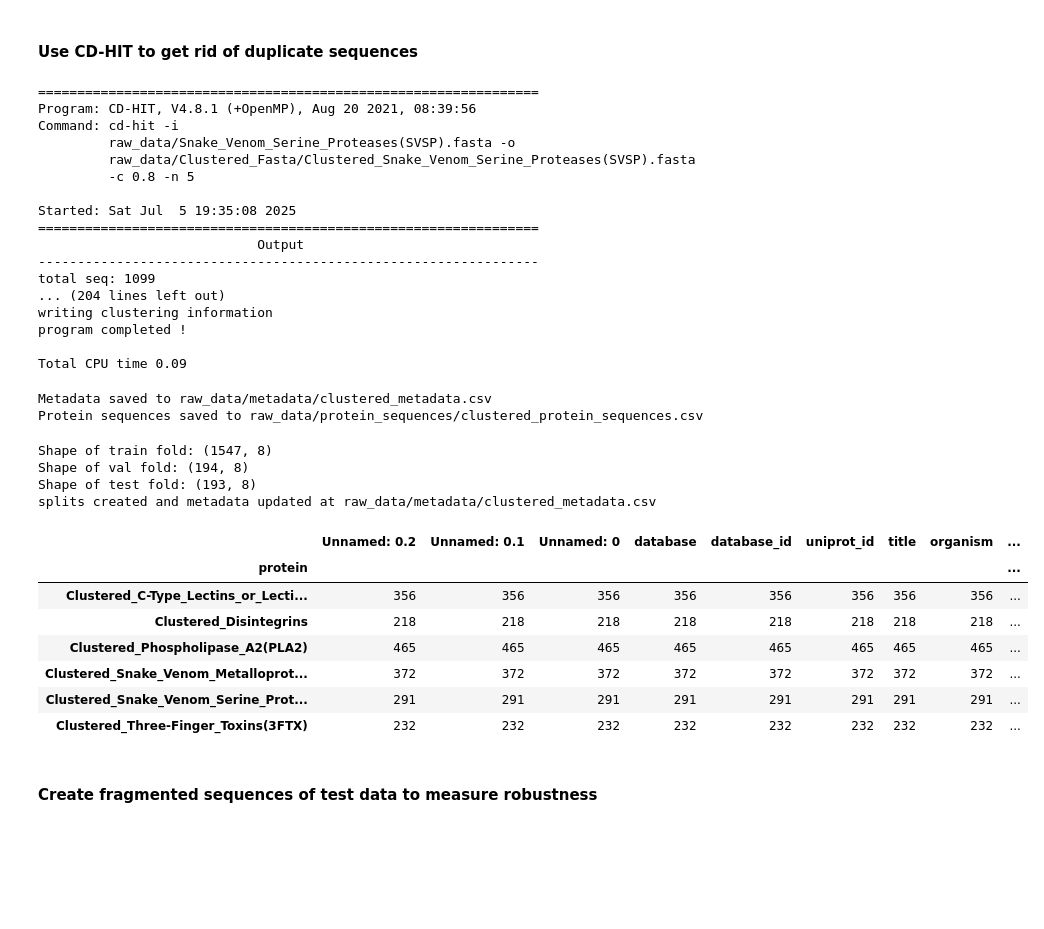
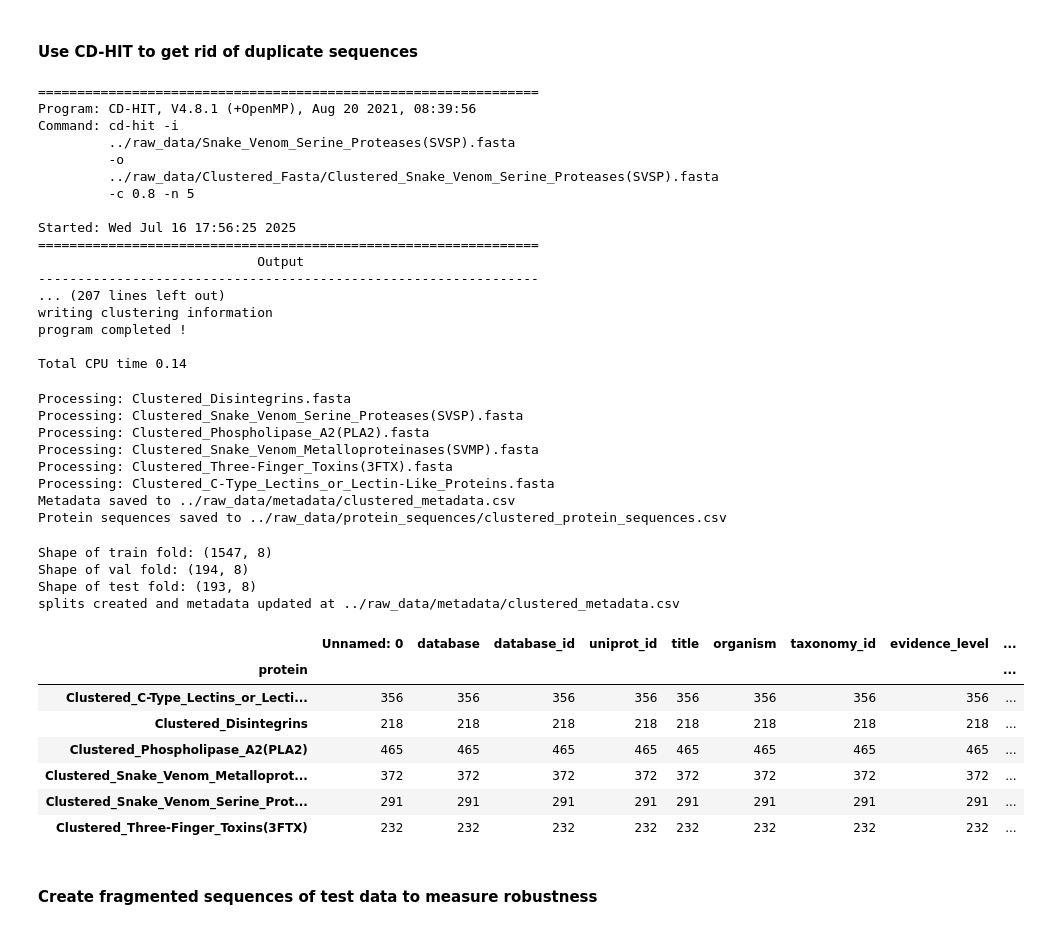
Before and after one commit to lukedrichard/Snake_Venom_Project, a Jupyter notebook: Notebooks/Dataset_Creation.ipynb, the cells around one changed output. Saved outputs shown, nothing was run; the diff lists cells and outputs as text; code cells hidden in the pictures; blank space fills up the shorter version.

```diff
--- a/Notebooks/Dataset_Creation.ipynb
+++ b/Notebooks/Dataset_Creation.ipynb
@@ -284,8 +301,6 @@ print(label_to_index)
 # %% [markdown]
 #### Use CD-HIT to get rid of duplicate sequences
 # %%
-import subprocess
-
 def run_cd_hit(input_fasta, output_fasta, identity=0.8):
     subprocess.run([
         "cd-hit",
@@ -296,55 +311,63 @@ def run_cd_hit(input_fasta, output_fasta, identity=0.8):
     ])
 
 
-directory = "raw_data"
+directory = "../raw_data" #directory to find .fasta files
+output_dir = '../raw_data/Clustered_Fasta' #where the clustered .fasta files will be stored
+os.makedirs(output_dir, exist_ok=True)
 
 for filename in os.listdir(directory):
     if filename.endswith(".fasta"):
-        input = f"raw_data/" + filename
-        output = f"raw_data/Clustered_Fasta/Clustered_" + filename
+        input = f"../raw_data/" + filename
+        output = f"../raw_data/Clustered_Fasta/Clustered_" + filename
 
         run_cd_hit(input, output)
 # %% [output]
 ================================================================
 Program: CD-HIT, V4.8.1 (+OpenMP), Aug 20 2021, 08:39:56
 Command: cd-hit -i
-         raw_data/Snake_Venom_Serine_Proteases(SVSP).fasta -o
-         raw_data/Clustered_Fasta/Clustered_Snake_Venom_Serine_Proteases(SVSP).fasta
+         ../raw_data/Snake_Venom_Serine_Proteases(SVSP).fasta
+         -o
+         ../raw_data/Clustered_Fasta/Clustered_Snake_Venom_Serine_Proteases(SVSP).fasta
          -c 0.8 -n 5
 
-Started: Sat Jul  5 19:35:08 2025
+Started: Wed Jul 16 17:56:25 2025
 ================================================================
                             Output
 ----------------------------------------------------------------
-total seq: 1099
-... (204 lines left out)
+... (207 lines left out)
 writing clustering information
 program completed !
 
-Total CPU time 0.09
+Total CPU time 0.14
 # %%
 #make new csvs for clustered data
-fasta_to_df("raw_data/Clustered_Fasta/",
-            "raw_data/metadata/clustered_metadata.csv",
-            "raw_data/protein_sequences/clustered_protein_sequences.csv")
+fasta_to_df("../raw_data/Clustered_Fasta/",
+            "../raw_data/metadata/clustered_metadata.csv",
+            "../raw_data/protein_sequences/clustered_protein_sequences.csv")
 # %% [output]
-Metadata saved to raw_data/metadata/clustered_metadata.csv
-Protein sequences saved to raw_data/protein_sequences/clustered_protein_sequences.csv
+Processing: Clustered_Disintegrins.fasta
+Processing: Clustered_Snake_Venom_Serine_Proteases(SVSP).fasta
+Processing: Clustered_Phospholipase_A2(PLA2).fasta
+Processing: Clustered_Snake_Venom_Metalloproteinases(SVMP).fasta
+Processing: Clustered_Three-Finger_Toxins(3FTX).fasta
+Processing: Clustered_C-Type_Lectins_or_Lectin-Like_Proteins.fasta
+Metadata saved to ../raw_data/metadata/clustered_metadata.csv
+Protein sequences saved to ../raw_data/protein_sequences/clustered_protein_sequences.csv
 # %%
 #create train/val/test split for the clustered data
-make_train_val_test_splits("raw_data/metadata/clustered_metadata.csv")
+make_train_val_test_splits("../raw_data/metadata/clustered_metadata.csv")
 # %% [output]
 Shape of train fold: (1547, 8)
 Shape of val fold: (194, 8)
 Shape of test fold: (193, 8)
-splits created and metadata updated at raw_data/metadata/clustered_metadata.csv
+splits created and metadata updated at ../raw_data/metadata/clustered_metadata.csv
 # %%
 #see new class distributions
-path = 'raw_data/metadata/clustered_metadata.csv'
+path = '../raw_data/metadata/clustered_metadata.csv'
 metadata_df = pd.read_csv(path)
 metadata_df.groupby('protein').count()
 # %% [output]
-|  | Unnamed: 0.2 | Unnamed: 0.1 | Unnamed: 0 | database | database_id | uniprot_id | title | organism | ... |
+|  | Unnamed: 0 | database | database_id | uniprot_id | title | organism | taxonomy_id | evidence_level | ... |
 | protein |  |  |  |  |  |  |  |  | ... |
 | Clustered_C-Type_Lectins_or_Lecti... | 356 | 356 | 356 | 356 | 356 | 356 | 356 | 356 | ... |
 | Clustered_Disintegrins | 218 | 218 | 218 | 218 | 218 | 218 | 218 | 218 | ... |
```
Also changed, not shown: parts of 13 cells of this notebook.
